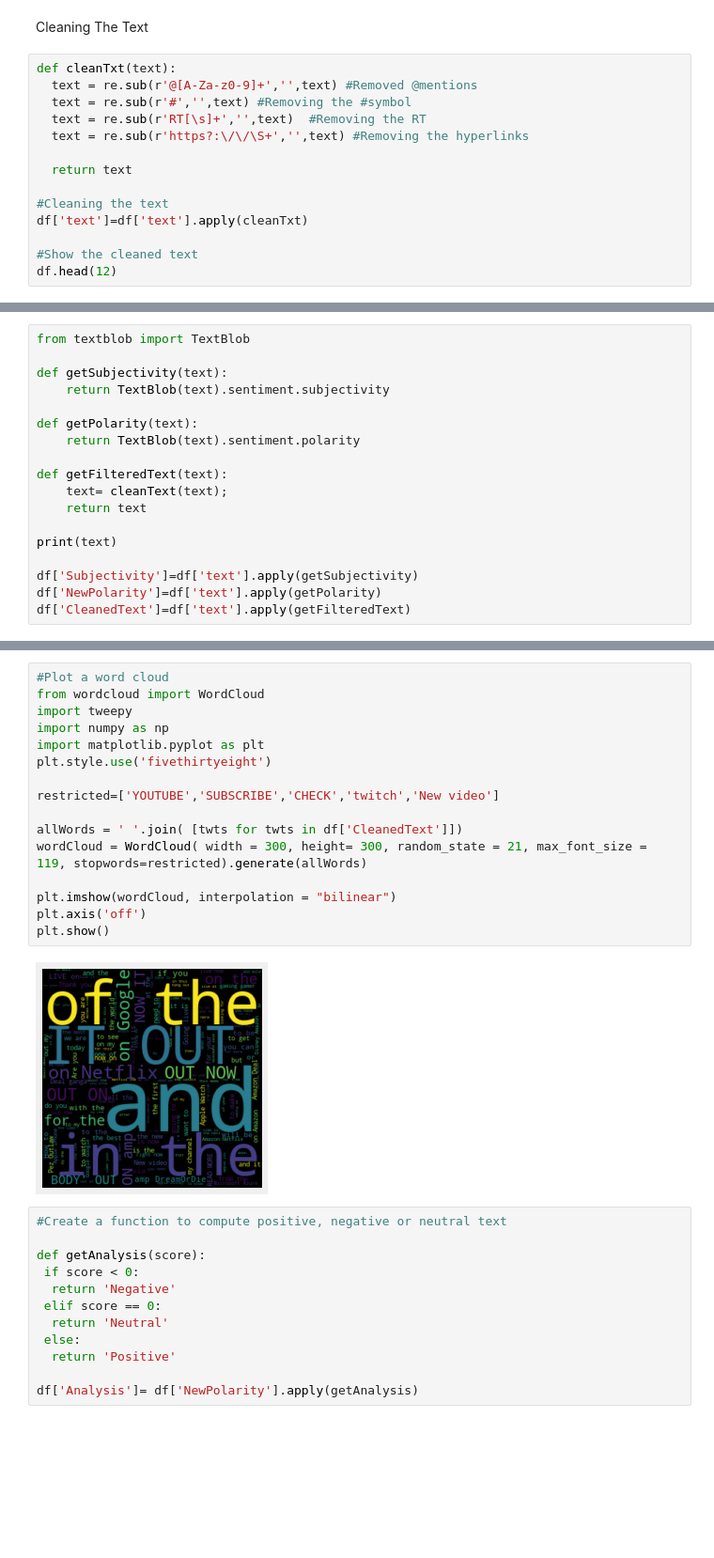
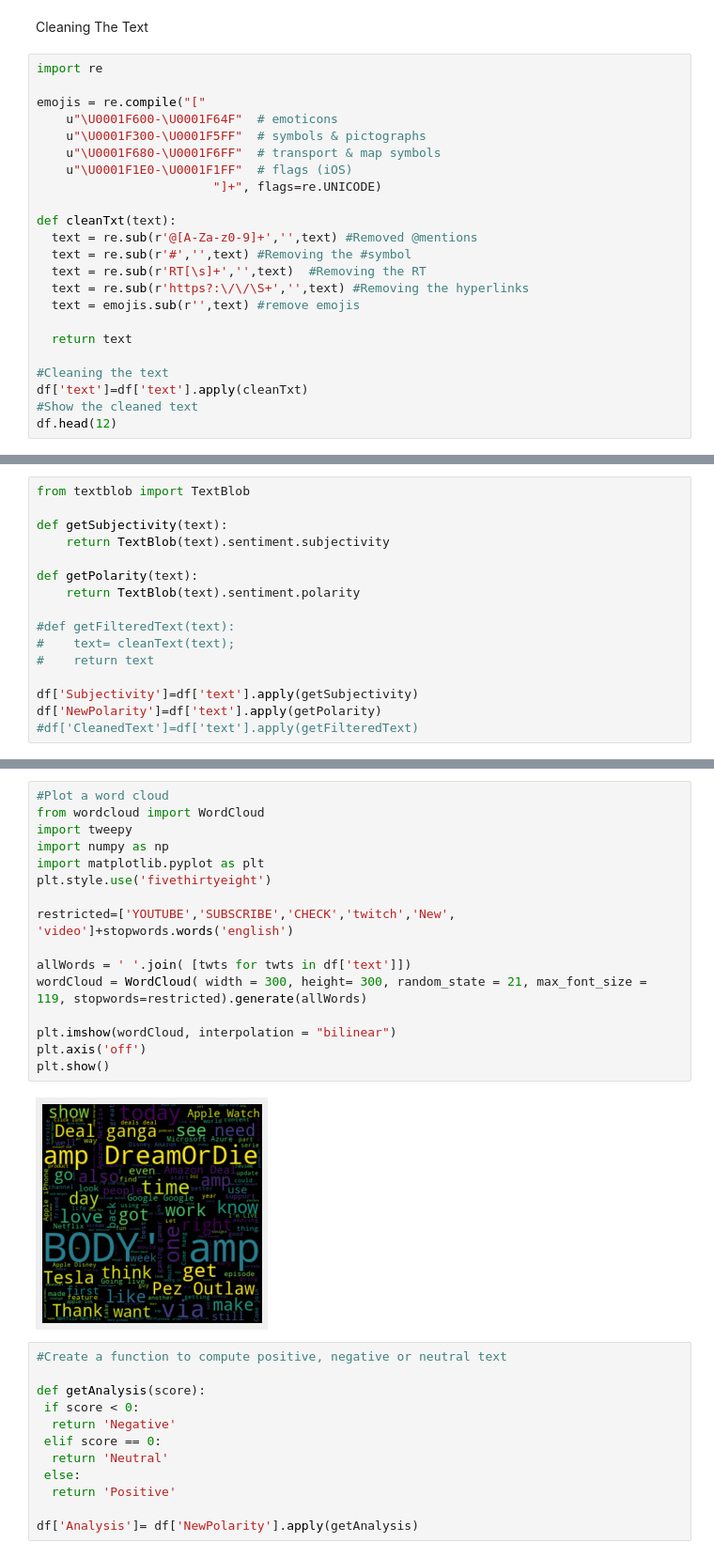
Before and after one commit to Arnav1511/OMSA, a Jupyter notebook: MajorProject.ipynb, the cells around one changed output, grey strips where cells are left out. Shown: that part at 94% size. Cells and saved outputs as stored; diff of their text form; blank space fills up the shorter version.

```diff
--- a/MajorProject.ipynb
+++ b/MajorProject.ipynb
@@ -109,17 +111,26 @@ True
 # %% [markdown]
 Cleaning The Text
 # %%
+import re
+
+emojis = re.compile("["
+    u"\U0001F600-\U0001F64F"  # emoticons
+    u"\U0001F300-\U0001F5FF"  # symbols & pictographs
+    u"\U0001F680-\U0001F6FF"  # transport & map symbols
+    u"\U0001F1E0-\U0001F1FF"  # flags (iOS)
+                        "]+", flags=re.UNICODE)
+
 def cleanTxt(text):
   text = re.sub(r'@[A-Za-z0-9]+','',text) #Removed @mentions
   text = re.sub(r'#','',text) #Removing the #symbol
   text = re.sub(r'RT[\s]+','',text)  #Removing the RT
   text = re.sub(r'https?:\/\/\S+','',text) #Removing the hyperlinks
+  text = emojis.sub(r'',text) #remove emojis
 
   return text
 
 #Cleaning the text
 df['text']=df['text'].apply(cleanTxt)
-
 #Show the cleaned text
 df.head(12)
 # %% [output]
@@ -145,12 +156,10 @@ def getSubjectivity(text):
 def getPolarity(text):
     return TextBlob(text).sentiment.polarity
 
-def getFilteredText(text):
-    text= cleanText(text);
-    return text
-
-print(text)
+#def getFilteredText(text):
+#    text= cleanText(text);
+#    return text
 
 df['Subjectivity']=df['text'].apply(getSubjectivity)
 df['NewPolarity']=df['text'].apply(getPolarity)
-df['CleanedText']=df['text'].apply(getFilteredText)
+#df['CleanedText']=df['text'].apply(getFilteredText)
@@ -179,21 +186,21 @@ df[['file_name', 'text','CleanedText', 'Subjectivity', 'NewPolarity']].head(50)
 # %%
 #Plot a word cloud
 from wordcloud import WordCloud
 import tweepy
 import numpy as np
 import matplotlib.pyplot as plt
 plt.style.use('fivethirtyeight')
 
-restricted=['YOUTUBE','SUBSCRIBE','CHECK','twitch','New video']
+restricted=['YOUTUBE','SUBSCRIBE','CHECK','twitch','New', 'video']+stopwords.words('english')
 
-allWords = ' '.join( [twts for twts in df['CleanedText']])
+allWords = ' '.join( [twts for twts in df['text']])
 wordCloud = WordCloud( width = 300, height= 300, random_state = 21, max_font_size = 119, stopwords=restricted).generate(allWords)
 
 plt.imshow(wordCloud, interpolation = "bilinear")
 plt.axis('off')
 plt.show()
 # %% [output]
-[figure, old version]
+[figure, new version]
 # %%
 #Create a function to compute positive, negative or neutral text
 
```
Also changed, not shown: parts of 11 cells of this notebook.
